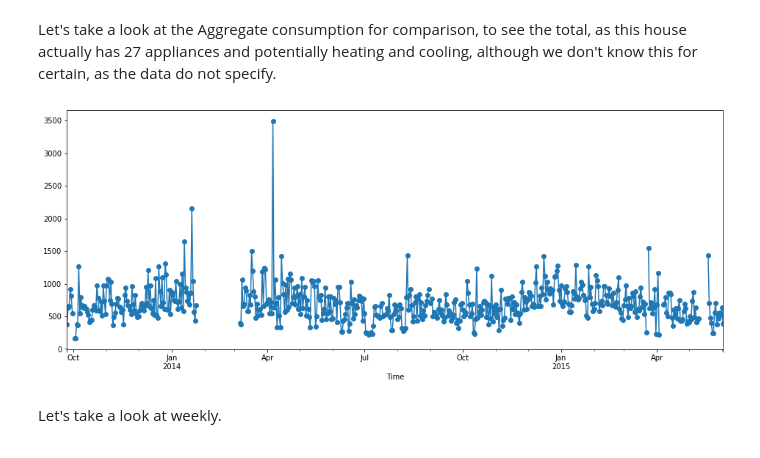
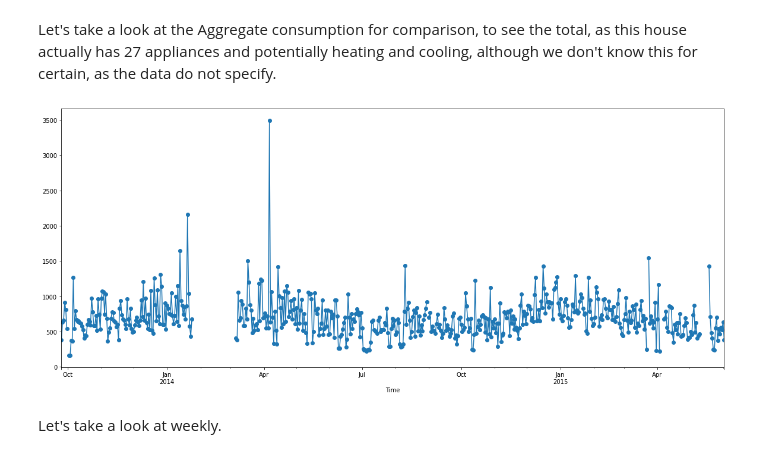
Before and after one commit to JessicaFB/SmartHouse_HackfromHome2021, a Jupyter notebook: SmartHouse_EDA.ipynb, the cells around one changed output. Saved outputs shown, nothing was run; the diff lists cells and outputs as text; code cells hidden in the pictures.

```diff
--- a/SmartHouse_EDA.ipynb
+++ b/SmartHouse_EDA.ipynb
@@ -131,3 +149,7 @@ Index(['Aggregate', 'Appliance1', 'Appliance2', 'Appliance3', 'Appliance4',
+# %%
+appliances = ['Aggregate', 'Toaster', 'Fridge-Freezer', 'Freezer', 'Tumble Dryer',
+              'Dishwasher', 'Washing Machine', 'Television Site', 'Microwave', 'Kettle']
+df.columns = appliances
 # %% [markdown]
 We know what types of appliances are used for each appliance here, as it is listed in the 'CLEAN_READ_ME_081116.txt' file that was included with the dataset. There are 20 different homes (1-21, skipping 14) and the appliance number is associated with different appliances for each home.
 
@@ -212,10 +234,10 @@ Let's take a look at the Aggregate consumption for comparison, to see the total,
 # %%
 # Aggregate
 ts_aggregate = df['Aggregate']
 # Daily mean consumption totals
-ts_aggregate.resample("D").mean().plot(style="-o", figsize=(16, 6));
+ts_aggregate.resample("D").mean().plot(style="-o", figsize=(20, 8));
 # %% [output]
-[figure, old version]
+[figure, new version]
 # %% [markdown]
 Let's take a look at weekly.
 # %%
```
Also changed, not shown: parts of 4 cells of this notebook.
